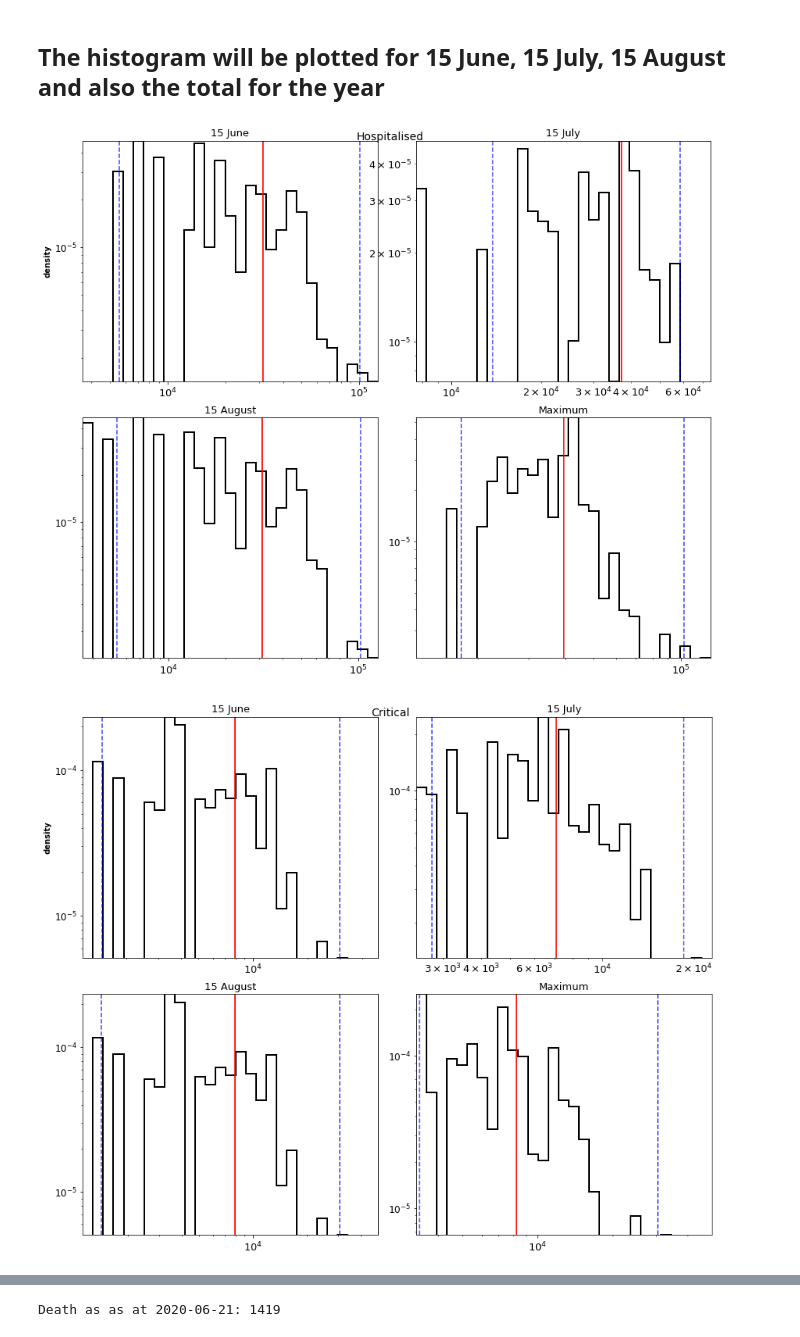
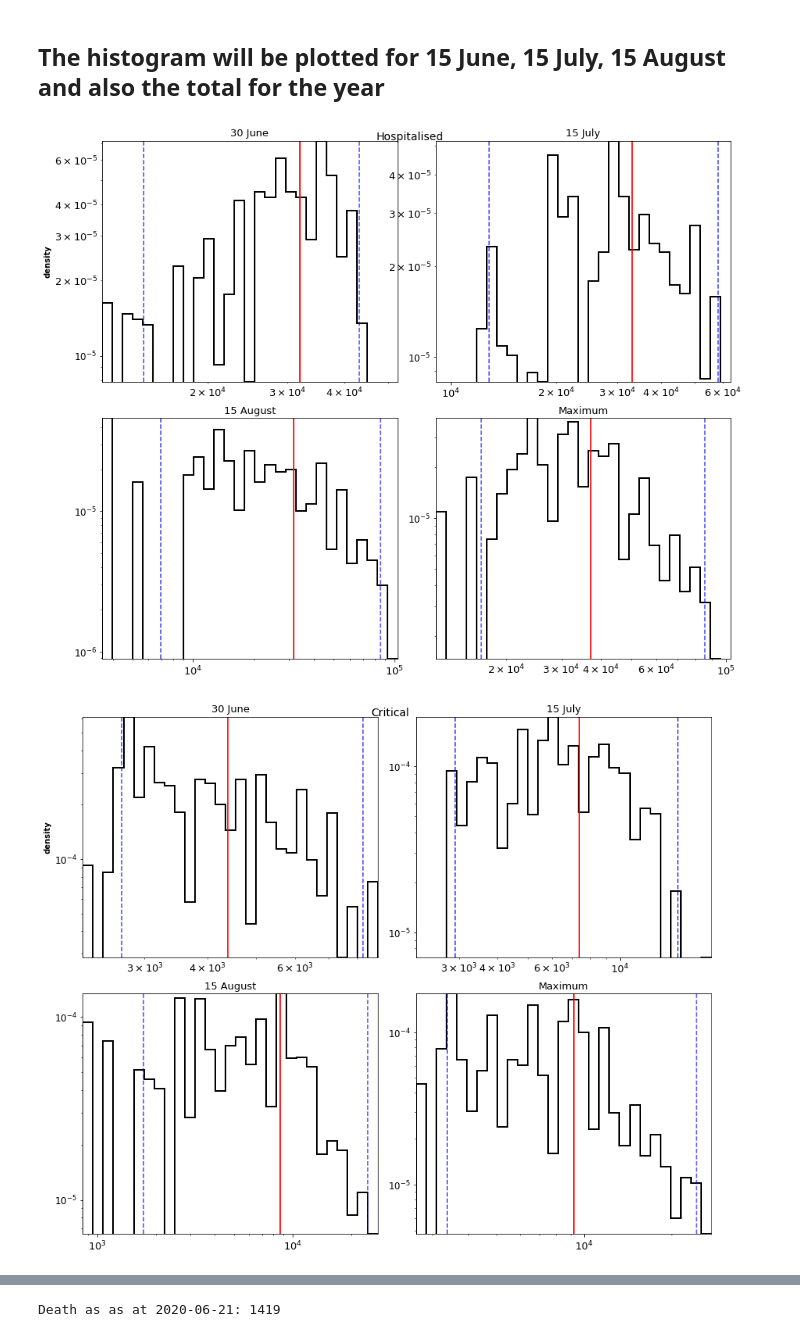
Before and after one commit to ifornax/Covid19, a Jupyter notebook: PyROSS/PySEI5R_Province_with_Interventions-WC.ipynb, the cells around one changed output, grey strips where cells are left out. Cells and saved outputs as stored; diff of their text form; code cells hidden in the pictures.

```diff
--- a/PyROSS/PySEI5R_Province_with_Interventions-WC.ipynb
+++ b/PyROSS/PySEI5R_Province_with_Interventions-WC.ipynb
@@ -1083,7 +1083,7 @@ def MyModel(NoIteration, ParamDf, NoConfirmed, NoRecovered, NoDead, M,Tf, Nf, Ni
     #
 
     #Ih_0  = 411*np.ones((M))*Ni/NZA                       # this is national number as at 2 May 2020 for ZA
-    Ih_0   = 1588.2*np.ones(M)#1419*np.ones(M)
+    Ih_0   = 1419*np.ones(M)
     Ihp_0 = np.zeros(M)
 
     #
@@ -1091,7 +1091,7 @@ def MyModel(NoIteration, ParamDf, NoConfirmed, NoRecovered, NoDead, M,Tf, Nf, Ni
     #
 
     #NoICU = 35 *(Ni/6844272)                              # Number of patients in ICU for WC as on 1 May 35 in ICU
-    NoICU = 476.46*np.ones((M))#243*np.ones((M))                                            # WC as at 17-June
+    NoICU = 243*np.ones((M))                                            # WC as at 17-June
     Ic_0  = NoICU*np.ones((M))
 
     #
@@ -1529,7 +1529,7 @@ colorvec = ['orange','red','dodgerblue','blue']
 #
 
 first_date = datetime.strptime(DateToStart, '%Y-%m-%d')
-last_date0 = datetime.strptime('2020-6-15', '%Y-%m-%d')
+last_date0 = datetime.strptime('2020-6-30', '%Y-%m-%d')
 last_date1 = datetime.strptime('2020-7-15', '%Y-%m-%d')
 last_date2 = datetime.strptime('2020-8-15', '%Y-%m-%d')
 DatesToPredict = [last_date0 ,last_date1, last_date2]
@@ -1540,32 +1540,32 @@ eval_days = [(last_date0 - first_date).days,(last_date1 - first_date).days,(last
 # In the SEI5R model we get the folllowing: S_0, E_0, A_0, Ia_0, Is_0, Ih_0, Ic_0, Im_0, R
 #
 #S = ArrayToPlot[:,:,0]     # Susceptible compartment
 #E = ArrayToPlot[:,:,1]     # Exposed compartment
 #Ia = ArrayToPlot[:,:,2]    # asymptomatic time series
 #Is = ArrayToPlot[:,:,3]    # symptomatic time series
 #Ih = ArrayToPlot[:,:,4]    # hospitalised time series
 #Ic = ArrayToPlot[:,:,5]    # Critical/ICU time series
 #Im = ArrayToPlot[:,:,6]    # mortality time series
 #R = ArrayToPlot[:,:,7]     # Removed population time series and is given by R = N(t) - (S + E + A+ Ia + Is + Ih + Ic)
 
 #compartment_labels = ['Susceptible', 'Exposed', 'Infectious', 'Recovered', 'Hospitalised', 'Critical', 'Deaths']
 compartment_labels = ['Susceptible', 'Exposed', 'Infected Asymptomatic', 'Infected Symptomatic', 'Hospitalised', 'Critical', 'Deaths', 'Recovered']
 show_labels = ['Hospitalised', 'Critical', 'Deaths']
 
 #for idx, scen in enumerate(np.rollaxis(is_arr[:,[compartment_labels.index(show_labels[0]),
 #                                                 compartment_labels.index(show_labels[1]),
 #                                                 compartment_labels.index(show_labels[2]),
 #                                                 compartment_labels.index(show_labels[3])],:], 1)):
 for idx, scen in enumerate(np.rollaxis(SwapAxes[:,[compartment_labels.index(show_labels[0]),
                                                  compartment_labels.index(show_labels[1]),
                                                  compartment_labels.index(show_labels[2])],:], 1)):
     colour_plot = 'k' #colorvec[idx-1]
 
     plot_hist(scen, colour_plot, DatesToPredict,  title = show_labels[idx], days=eval_days)
 
     plt.savefig(province+"_Temp_KDE"+show_labels[idx]+".png")
 # for reference: sus, exp, inf, rec, hosp, crit, death = solution.y
 # cases = (inf + rec + hosp + crit + death)
 # %% [output]
-[figure, old version]
+[figure, new version]
-[figure, old version]
+[figure, new version]
```
Also changed, not shown: parts of 6 cells of this notebook, 1 other file.
